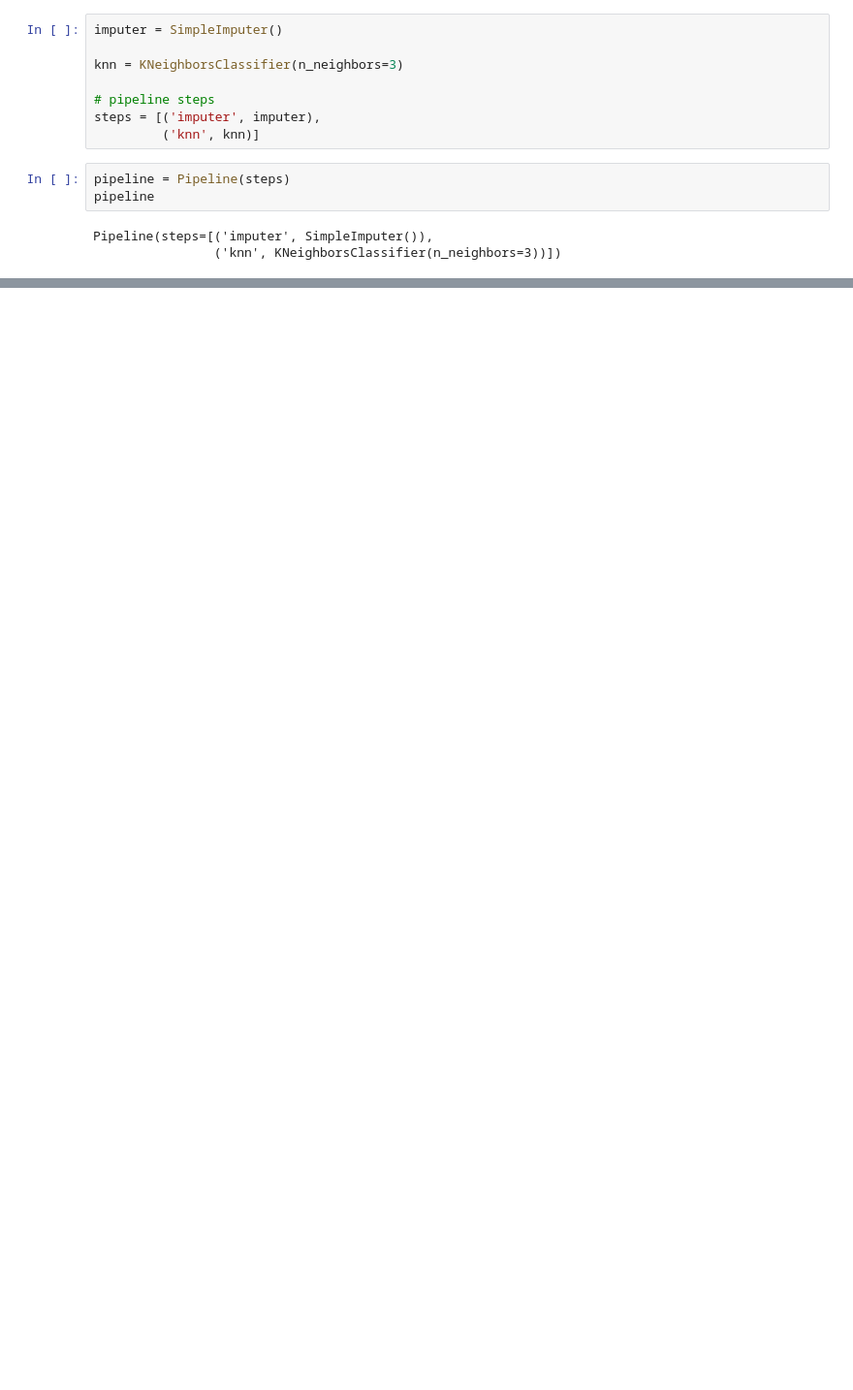
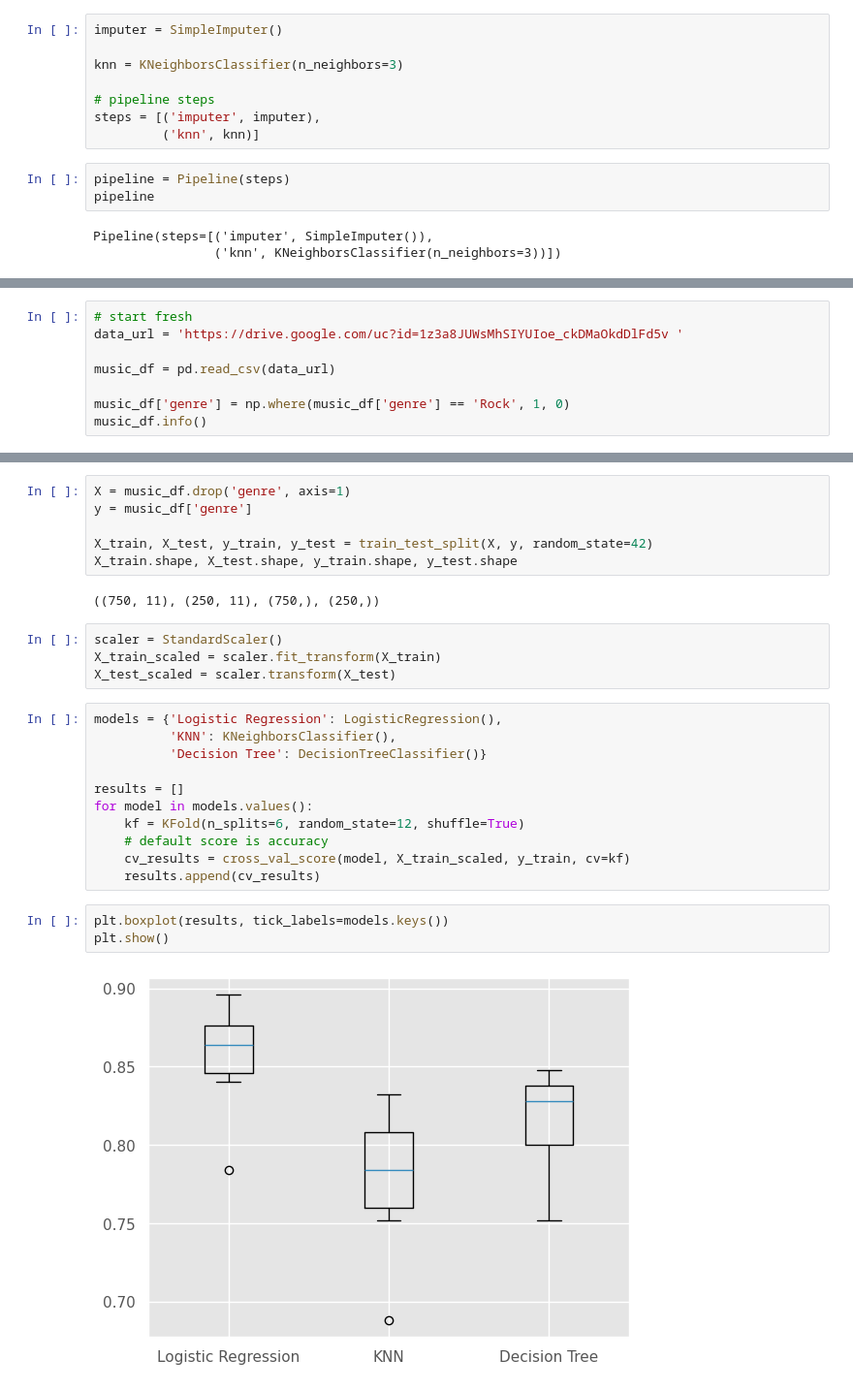
Before and after one commit to PaulToronto/DataCamp-Track---Machine-Learning-Scientist-in-Python, a Jupyter notebook: 1_4_Supervised_Learning_with_scikit_learn_Preprocessing_and_Pipelines.ipynb, the cells around one changed output, grey strips where cells are left out. Shown: that part at 97% size. Drawn from its saved outputs; the diff is of its cells as text; blank space fills up the shorter version.

```diff
--- a/1_4_Supervised_Learning_with_scikit_learn_Preprocessing_and_Pipelines.ipynb
+++ b/1_4_Supervised_Learning_with_scikit_learn_Preprocessing_and_Pipelines.ipynb
@@ -609,0 +983,8 @@ memory usage: 90.6 KB
+# %%
+# start fresh
+data_url = 'https://drive.google.com/uc?id=1z3a8JUWsMhSIYUIoe_ckDMaOkdDlFd5v '
+
+music_df = pd.read_csv(data_url)
+
+music_df['genre'] = np.where(music_df['genre'] == 'Rock', 1, 0)
+music_df.info()
@@ -609,0 +1011,28 @@ memory usage: 90.6 KB
+# %%
+X = music_df.drop('genre', axis=1)
+y = music_df['genre']
+
+X_train, X_test, y_train, y_test = train_test_split(X, y, random_state=42)
+X_train.shape, X_test.shape, y_train.shape, y_test.shape
+# %% [output]
+((750, 11), (250, 11), (750,), (250,))
+# %%
+scaler = StandardScaler()
+X_train_scaled = scaler.fit_transform(X_train)
+X_test_scaled = scaler.transform(X_test)
+# %%
+models = {'Logistic Regression': LogisticRegression(),
+          'KNN': KNeighborsClassifier(),
+          'Decision Tree': DecisionTreeClassifier()}
+
+results = []
+for model in models.values():
+    kf = KFold(n_splits=6, random_state=12, shuffle=True)
+    # default score is accuracy
+    cv_results = cross_val_score(model, X_train_scaled, y_train, cv=kf)
+    results.append(cv_results)
+# %%
+plt.boxplot(results, tick_labels=models.keys())
+plt.show()
+# %% [output]
+[figure, added]
```
Also changed, not shown: parts of 68 cells of this notebook.
